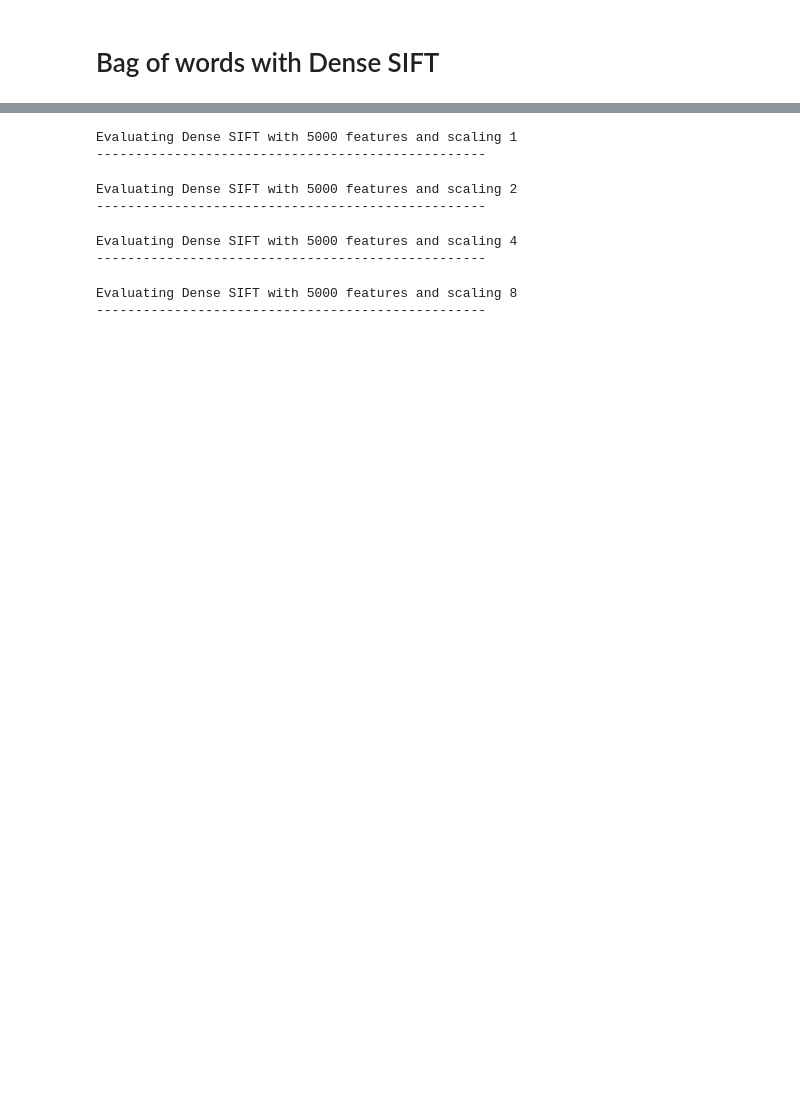
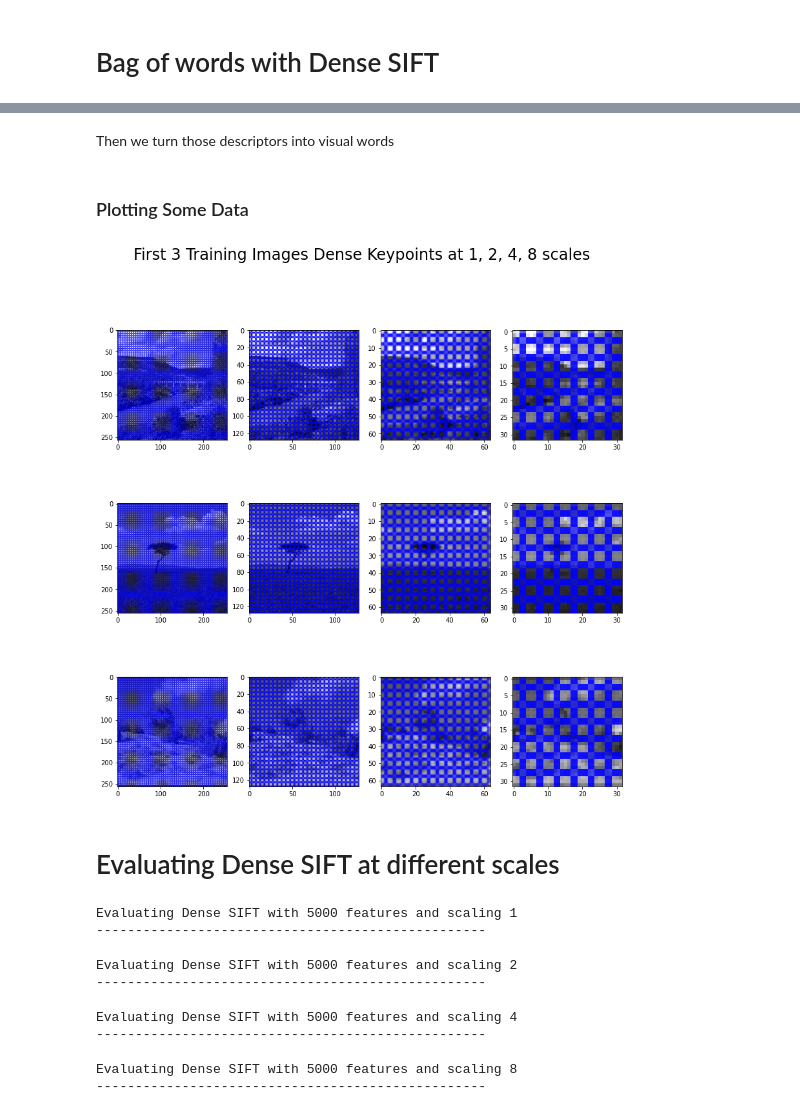
Before and after one commit to Yusepp/M3-CV, a Jupyter notebook: P1/BoW_week2/BagofVisualWords_week2.ipynb, the cells around one changed output, grey strips where cells are left out. Saved outputs shown, nothing was run; the diff lists cells and outputs as text; code cells hidden in the pictures; blank space fills up the shorter version.

Commit message:
Added Some Plots and comments to general code

```diff
--- a/P1/BoW_week2/BagofVisualWords_week2.ipynb
+++ b/P1/BoW_week2/BagofVisualWords_week2.ipynb
@@ -91,4 +86,6 @@ def evaluate_lda(visual_words_train, visual_words_test,n_components=7,n_neighbor
     return sum(accuracy)/len(accuracy)
+# %% [markdown]
+ Then we turn those descriptors into visual words
 # %%
 k = 128
 codebook = MiniBatchKMeans(n_clusters=k, verbose=False, batch_size=k * 20,compute_labels=False,reassignment_ratio=10**-4,random_state=42)
@@ -136,6 +142,55 @@ def get_dense_SIFT_features(images, lbls, nfeatures=5000,scaling=1):
 
 
     return descriptors_np, descriptors, label_per_descriptor
+# %% [markdown]
+### Plotting Some Data
+# %%
+
+import matplotlib.pyplot as plt
+
+def get_image_kp(filename,scaling):
+    # Read image, cast to gray and resize by scaling
+    ima = cv2.imread(filename)
+    gray = cv2.cvtColor(ima, cv2.COLOR_BGR2GRAY)
+    gray = cv2.resize(gray, (gray.shape[0]//scaling,gray.shape[1]//scaling), interpolation = cv2.INTER_AREA)
+
+    # Extract Keypoints and draw them on the image
+    step_size = 5
+    kp = [cv2.KeyPoint(x, y, step_size) for y in range(0, gray.shape[0], step_size)
+                                    for x in range(0, gray.shape[1], step_size)]
+    im_with_keypoints = cv2.drawKeypoints(gray,kp,np.array([]),(0, 0, 255), cv2.DRAW_MATCHES_FLAGS_DRAW_RICH_KEYPOINTS)
+    return im_with_keypoints
+
+
+
+fig = plt.figure(figsize=(14, 14))
+columns = 4
+rows = 3
+
+# Plot first 3 training images with keypoints on at different scales
+for idx, filename in enumerate(train_images_filenames[:3]):
+    im1 = get_image_kp(filename, 1)
+    fig.add_subplot(rows, columns, 1 + idx*columns)
+    plt.imshow(im1)
+
+    im2 = get_image_kp(filename, 2)
+    fig.add_subplot(rows, columns, 2 + idx*columns)
+    plt.imshow(im2)
+
+    im4 = get_image_kp(filename, 4)
+    fig.add_subplot(rows, columns, 3 + idx*columns)
+    plt.imshow(im4)
+
+    im8 = get_image_kp(filename, 8)
+    fig.add_subplot(rows, columns, 4 + idx*columns)
+    plt.imshow(im8)
+
+fig.suptitle('First 3 Training Images Dense Keypoints at 1, 2, 4, 8 scales', fontsize=24)
+plt.show()
+# %% [output]
+[figure, added]
+# %% [markdown]
+# Evaluating Dense SIFT at different scales
 # %%
 def evaluate_dense_SIFT(nfeatures=5000,scaling=1, k=128):
     print("Evaluating Dense SIFT with {} features and scaling {}".format(nfeatures,scaling))
```
Also changed, not shown: parts of 43 cells of this notebook.
